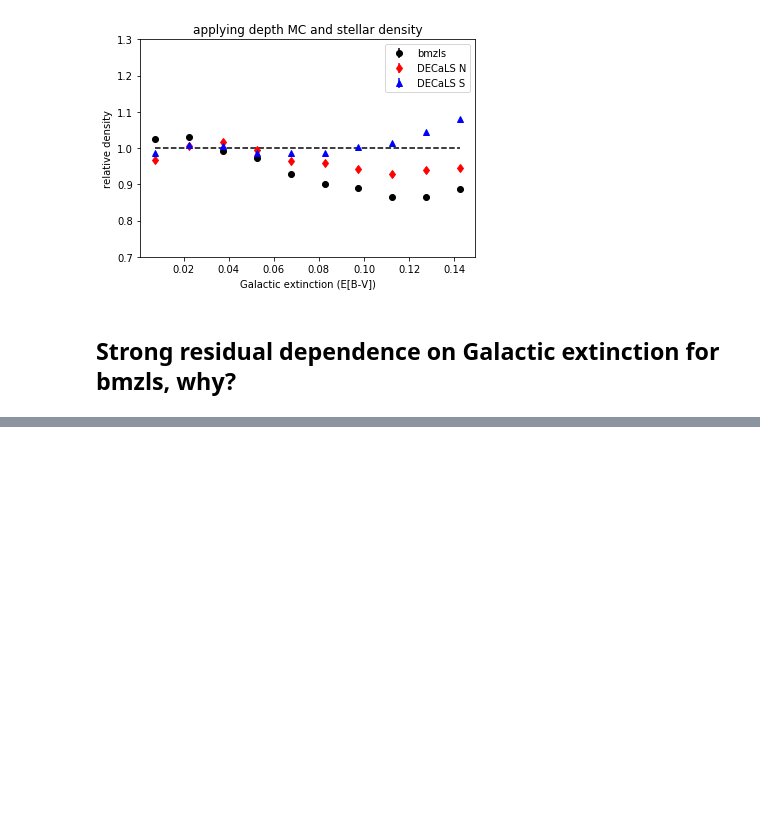
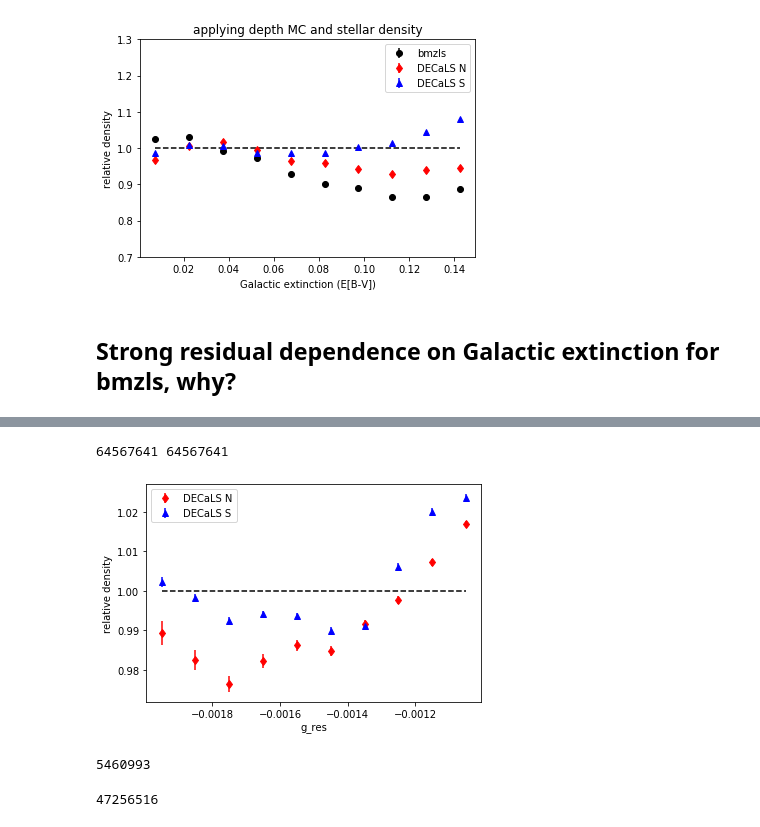
Before and after one commit to desihub/LSS, a Jupyter notebook: Sandbox/ELGtargnonsense.ipynb, the cells around one changed output, grey strips where cells are left out. Drawn from its saved outputs; the diff is of its cells as text; code cells hidden in the pictures; blank space fills up the shorter version.

```diff
--- a/Sandbox/ELGtargnonsense.ipynb
+++ b/Sandbox/ELGtargnonsense.ipynb
@@ -480,0 +525,3 @@ plotrel(hg1,hr1,hg2,hr2,hg3,hr3,'applying depth MC and stellar density','Galacti
+# %%
+w = sallpix > 0
+sallpixg[w] = sallpixg[w]/sallpix[w]
@@ -480,0 +548,7 @@ plotrel(hg1,hr1,hg2,hr2,hg3,hr3,'applying depth MC and stellar density','Galacti
+# %%
+gres_g = np.zeros(len(felg))
+print(len(felg),len(dpix))
+for i in range(0,len(dpix)):
+    if i%1000000==0 : print(i)
+    pix = dpix[i]
+    gres_g[i] = sallpixg[pix]
@@ -480,0 +573,44 @@ plotrel(hg1,hr1,hg2,hr2,hg3,hr3,'applying depth MC and stellar density','Galacti
+# %%
+rres_g = np.zeros(len(relg))
+print(len(relg),len(rpix))
+for i in range(0,len(rpix)):
+    #if i%1000000==0 : print(i)
+    pix = rpix[i]
+    rres_g[i] = sallpixg[pix]
+# %% [output]
+64567641 64567641
+# %%
+#DECaLS N
+hg2 = np.histogram(gres_g[ddnl],range=(-.002,-.001))#,weights=1./effsouthl[ddnl]**2.,range=(0,5000))
+#hgn2 = np.histogram(stardensg[ddnl],bins=hg2[1])
+hr2 = np.histogram(rres_g[rdnl],bins=hg2[1])
+
+#DECaLS S
+hg3 = np.histogram(gres_g[ddsl],range=(-.002,-.001))#,range=(-.1,.1))#,weights=1./effsouthl[ddsl]**2.,range=(0,5000))
+#hgn3 = np.histogram(stardensg[ddsl],bins=hg3[1])
+hr3 = np.histogram(rres_g[rdsl],bins=hg3[1])
+#xl1 = []
+xl2 = []
+xl3 = []
+for i in range(0,len(hg2[0])):
+    #xl1.append((hg1[1][i]+hg1[1][i+1])/2.)
+    xl2.append((hg2[1][i]+hg2[1][i+1])/2.)
+    xl3.append((hg3[1][i]+hg3[1][i+1])/2.)
+#norm1 = sum(hg1[0])/sum(hr1[0])
+#plt.errorbar(xl1,hg1[0]/hr1[0]/norm1,np.sqrt(hg1[0])/hr1[0],fmt='ko')
+#plt.plot(xl1,hgn1[0]/hrn1[0]/norm1,'k:')
+norm2 = sum(hg2[0])/sum(hr2[0])
+plt.errorbar(xl2,hg2[0]/hr2[0]/norm2,np.sqrt(hg2[0])/hr2[0],fmt='rd')
+#plt.plot(xl2,hgn2[0]/hrn2[0]/norm2,'r:')
+norm3 = sum(hg3[0])/sum(hr3[0])
+plt.errorbar(xl3,hg3[0]/hr3[0]/norm3,np.sqrt(hg3[0])/hr3[0],fmt='b^')
+#plt.plot(xl3,hgn3[0]/hrn3[0]/norm1,'b:')
+#plt.ylim(.7,1.3)
+plt.xlabel('g_res')
+plt.ylabel('relative density')
+plt.legend((['DECaLS N','DECaLS S']))
+plt.plot(xl2,np.ones(len(xl2)),'k--')
+#plt.title(title)
+plt.show()
+# %% [output]
+[figure, added]
@@ -480,0 +619,8 @@ plotrel(hg1,hr1,hg2,hr2,hg3,hr3,'applying depth MC and stellar density','Galacti
+# %%
+len(felg[w])
+# %% [output]
+5460993
+# %%
+len(felg)
+# %% [output]
+47256516
```
Also changed, not shown: parts of 37 cells of this notebook.
